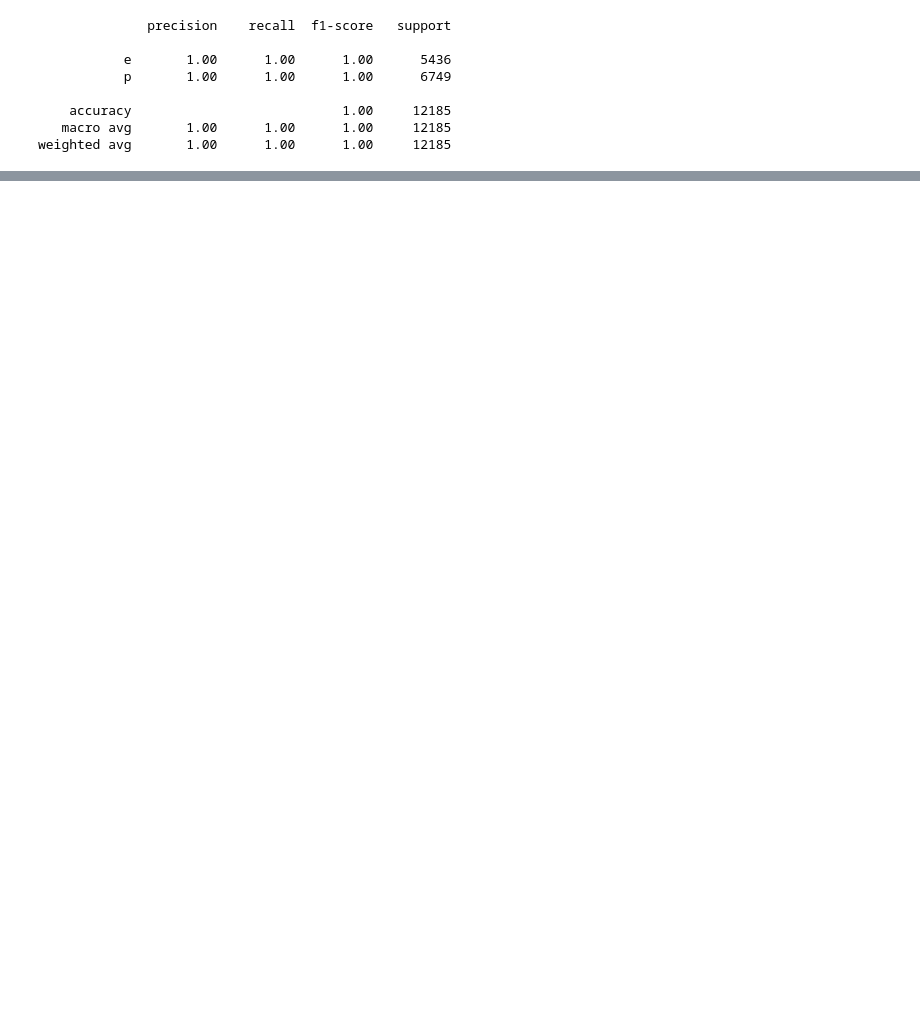
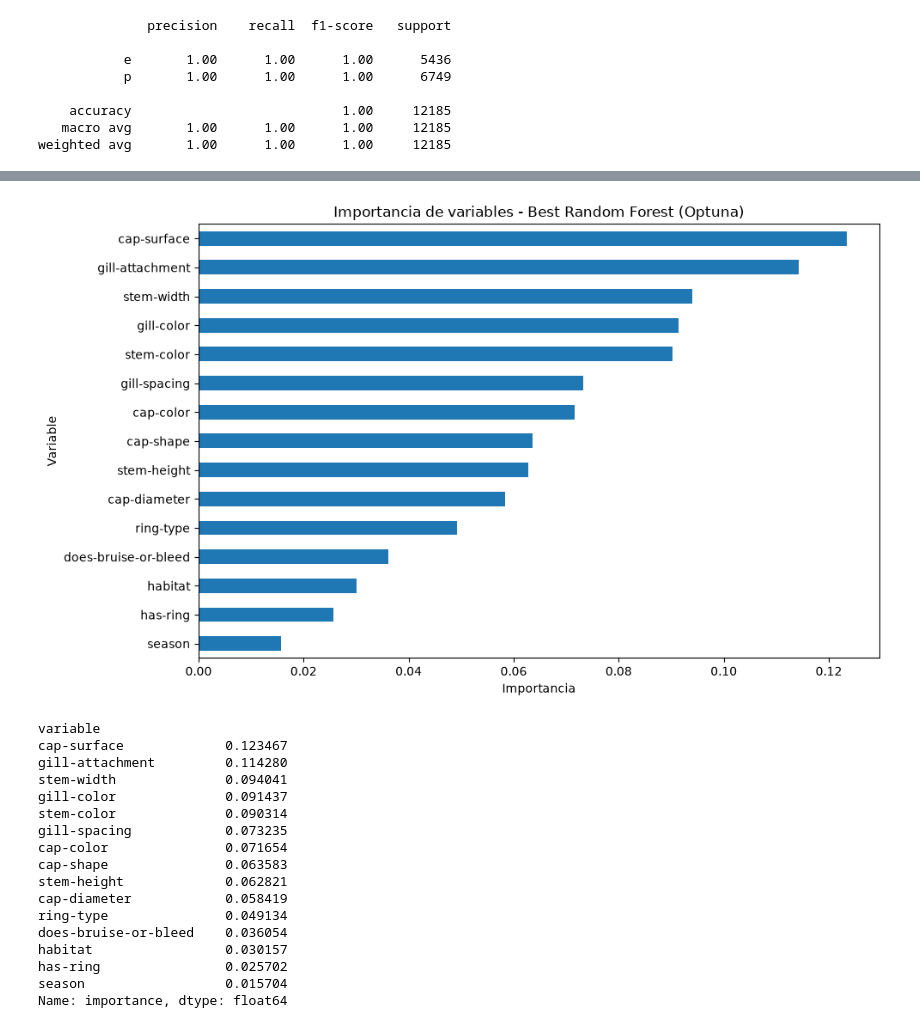
Before and after one commit to Bootcamp-DA-P2/DA-project-classification-Grupo-1, a Jupyter notebook: notebooks/02_modelo_clasificacion.ipynb, the cells around one changed output, grey strips where cells are left out. Saved outputs shown, nothing was run; the diff lists cells and outputs as text; code cells hidden in the pictures; blank space fills up the shorter version.

```diff
--- a/notebooks/02_modelo_clasificacion.ipynb
+++ b/notebooks/02_modelo_clasificacion.ipynb
@@ -153,0 +273,65 @@ plt.show()
+# %%
+# Extraemos el modelo entrenado
+model = best_model.named_steps["model"]
+
+# Importancias del Random Forest
+importances = model.feature_importances_
+
+# Nombres de features tras OneHotEncoding
+feature_names = best_model.named_steps["prep"].get_feature_names_out()
+
+# DataFrame
+fi_df = pd.DataFrame({
+    "feature": feature_names,
+    "importance": importances
+})
+
+# Sacar variable original
+fi_df["variable"] = (
+    fi_df["feature"]
+    .str.split("__").str[1]
+    .str.split("_").str[0]
+)
+
+# Agrupar por variable original
+fi_grouped = (
+    fi_df.groupby("variable")["importance"]
+    .sum()
+    .sort_values(ascending=False)
+)
+
+# Gráfico
+plt.figure(figsize=(10, 6))
+
+fi_grouped.plot(kind="barh")
+
+plt.gca().invert_yaxis()
+
+plt.title("Importancia de variables - Best Random Forest (Optuna)")
+plt.xlabel("Importancia")
+plt.ylabel("Variable")
+
+plt.tight_layout()
+plt.show()
+
+# Resultado en tabla
+fi_grouped
+# %% [output]
+[figure, added]
+variable
+cap-surface             0.123467
+gill-attachment         0.114280
+stem-width              0.094041
+gill-color              0.091437
+stem-color              0.090314
+gill-spacing            0.073235
+cap-color               0.071654
+cap-shape               0.063583
+stem-height             0.062821
+cap-diameter            0.058419
+ring-type               0.049134
+does-bruise-or-bleed    0.036054
+habitat                 0.030157
+has-ring                0.025702
+season                  0.015704
+Name: importance, dtype: float64
```
Also changed, not shown: parts of 13 cells of this notebook.
